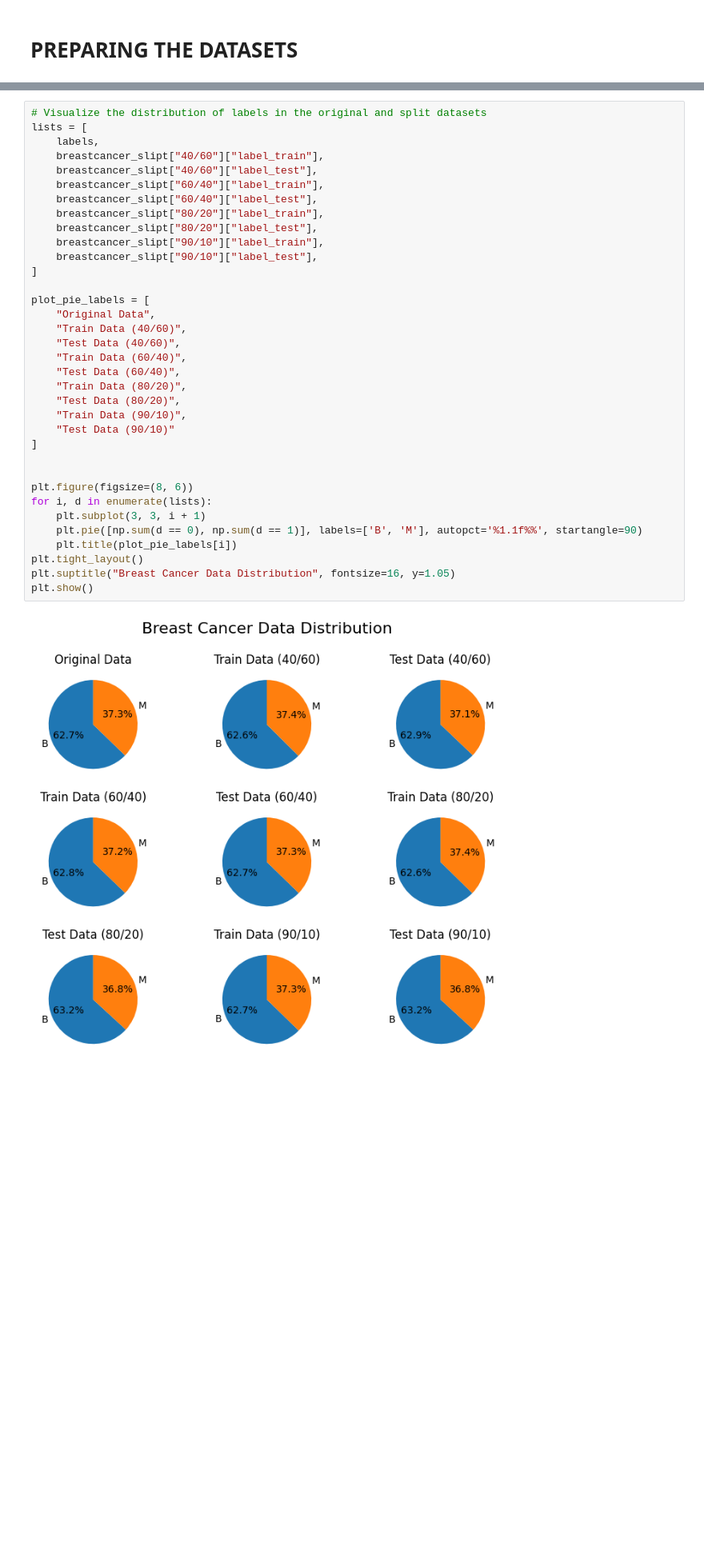
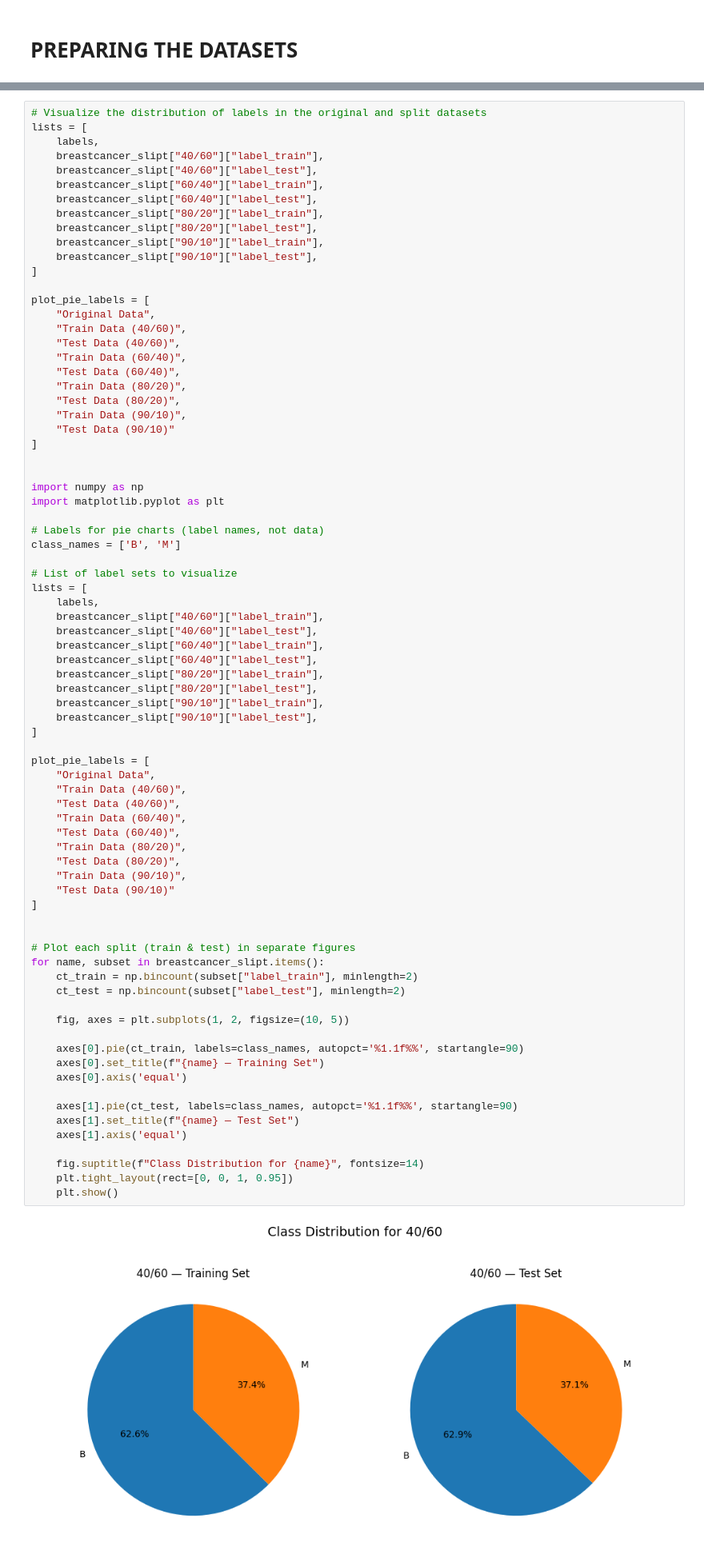
Before and after one commit to KiyoshiKoii/Project-03-DecisionTree-IntroductionToAI-HCMUS-23CLC09, a Jupyter notebook: BreastCancer.ipynb, the cells around one changed output, grey strips where cells are left out. Shown at 80% size. Saved outputs shown, nothing was run; the diff lists cells and outputs as text; blank space fills up the shorter version.

```diff
--- a/BreastCancer.ipynb
+++ b/BreastCancer.ipynb
@@ -54,37 +73,79 @@ for name, test_ratio in split_ratio.items():
 # %%
 # Visualize the distribution of labels in the original and split datasets
 lists = [
     labels,
     breastcancer_slipt["40/60"]["label_train"],
     breastcancer_slipt["40/60"]["label_test"],
     breastcancer_slipt["60/40"]["label_train"],
     breastcancer_slipt["60/40"]["label_test"],
     breastcancer_slipt["80/20"]["label_train"],
     breastcancer_slipt["80/20"]["label_test"],
     breastcancer_slipt["90/10"]["label_train"],
     breastcancer_slipt["90/10"]["label_test"],
 ]
 
 plot_pie_labels = [
     "Original Data",
     "Train Data (40/60)",
     "Test Data (40/60)",
     "Train Data (60/40)",
     "Test Data (60/40)",
     "Train Data (80/20)",
     "Test Data (80/20)",
     "Train Data (90/10)",
     "Test Data (90/10)"
 ]
 
 
-plt.figure(figsize=(8, 6))
-for i, d in enumerate(lists):
-    plt.subplot(3, 3, i + 1)
-    plt.pie([np.sum(d == 0), np.sum(d == 1)], labels=['B', 'M'], autopct='%1.1f%%', startangle=90)
-    plt.title(plot_pie_labels[i])
-plt.tight_layout()
-plt.suptitle("Breast Cancer Data Distribution", fontsize=16, y=1.05)
-plt.show()
+import numpy as np
+import matplotlib.pyplot as plt
+
+# Labels for pie charts (label names, not data)
+class_names = ['B', 'M']
+
+# List of label sets to visualize
+lists = [
+    labels,
+    breastcancer_slipt["40/60"]["label_train"],
+    breastcancer_slipt["40/60"]["label_test"],
+    breastcancer_slipt["60/40"]["label_train"],
+    breastcancer_slipt["60/40"]["label_test"],
+    breastcancer_slipt["80/20"]["label_train"],
+    breastcancer_slipt["80/20"]["label_test"],
+    breastcancer_slipt["90/10"]["label_train"],
+    breastcancer_slipt["90/10"]["label_test"],
+]
+
+plot_pie_labels = [
+    "Original Data",
+    "Train Data (40/60)",
+    "Test Data (40/60)",
+    "Train Data (60/40)",
+    "Test Data (60/40)",
+    "Train Data (80/20)",
+    "Test Data (80/20)",
+    "Train Data (90/10)",
+    "Test Data (90/10)"
+]
+
+
+# Plot each split (train & test) in separate figures
+for name, subset in breastcancer_slipt.items():
+    ct_train = np.bincount(subset["label_train"], minlength=2)
+    ct_test = np.bincount(subset["label_test"], minlength=2)
+
+    fig, axes = plt.subplots(1, 2, figsize=(10, 5))
+
+    axes[0].pie(ct_train, labels=class_names, autopct='%1.1f%%', startangle=90)
+    axes[0].set_title(f"{name} — Training Set")
+    axes[0].axis('equal')
+
+    axes[1].pie(ct_test, labels=class_names, autopct='%1.1f%%', startangle=90)
+    axes[1].set_title(f"{name} — Test Set")
+    axes[1].axis('equal')
+
+    fig.suptitle(f"Class Distribution for {name}", fontsize=14)
+    plt.tight_layout(rect=[0, 0, 1, 0.95])
+    plt.show()
 # %% [output]
-[figure, old version]
+[figure, new version]
```
Also changed, not shown: parts of 2 cells of this notebook.
